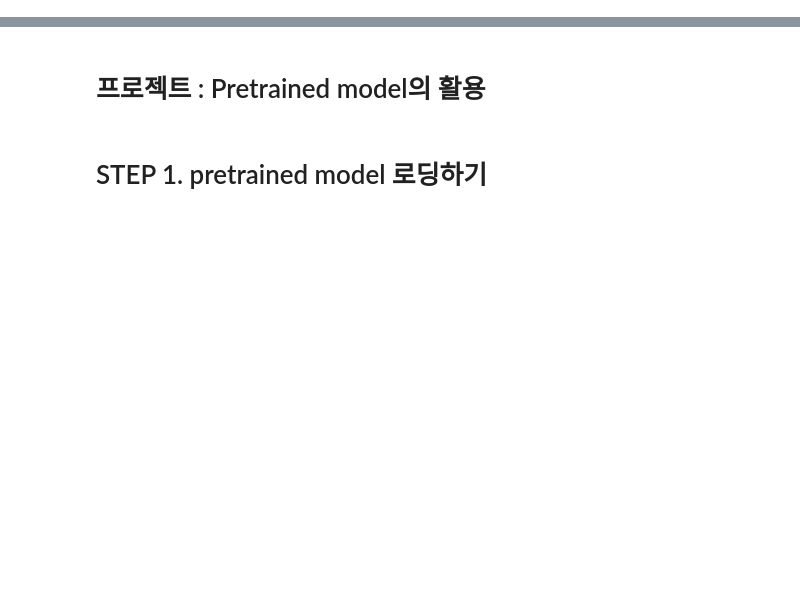
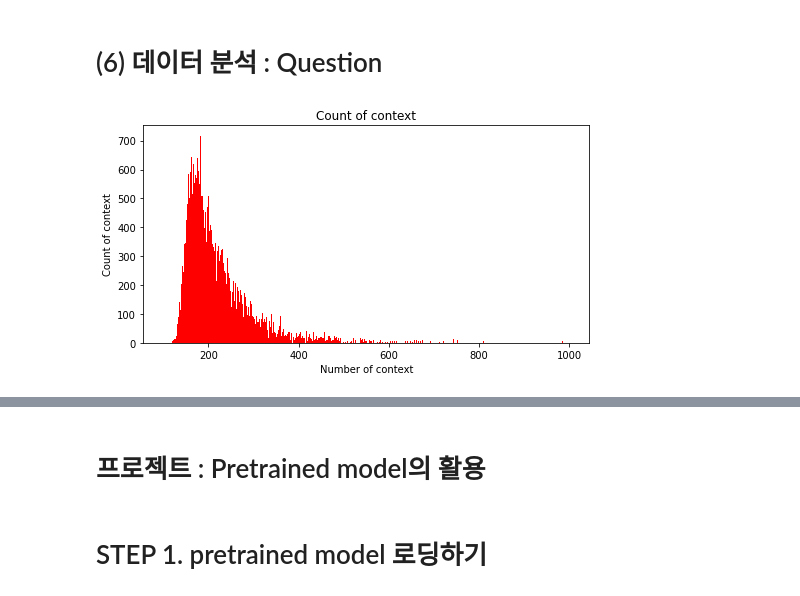
Before and after one commit to JUHYUN030/AIFFEL_project, a Jupyter notebook: [E-13]BERT_qna.ipynb, the cells around one changed output, grey strips where cells are left out. Cells and saved outputs as stored; diff of their text form; code cells hidden in the pictures; blank space fills up the shorter version.

```diff
--- a/[E-13]BERT_qna.ipynb
+++ b/[E-13]BERT_qna.ipynb
@@ -0,0 +159,4 @@
+# %%
+# vocab loading
+vocab = spm.SentencePieceProcessor()
+vocab.load(f"{model_dir}/ko_32000.model")
@@ -0,0 +416,15 @@
+# %% [markdown]
+# (6) 데이터 분석 : Question
+# %%
+# token count
+train_context_counts = [len(context) for context in contexts]
+train_context_counts[:10]
+
+plt.figure(figsize=(8, 4))
+plt.hist(train_context_counts, bins=900, range=[100, 1000], facecolor='r', label='train')
+plt.title('Count of context')
+plt.xlabel('Number of context')
+plt.ylabel('Count of context')
+plt.show()
+# %% [output]
+[figure, added]
```
Also changed, not shown: parts of 68 cells of this notebook.
